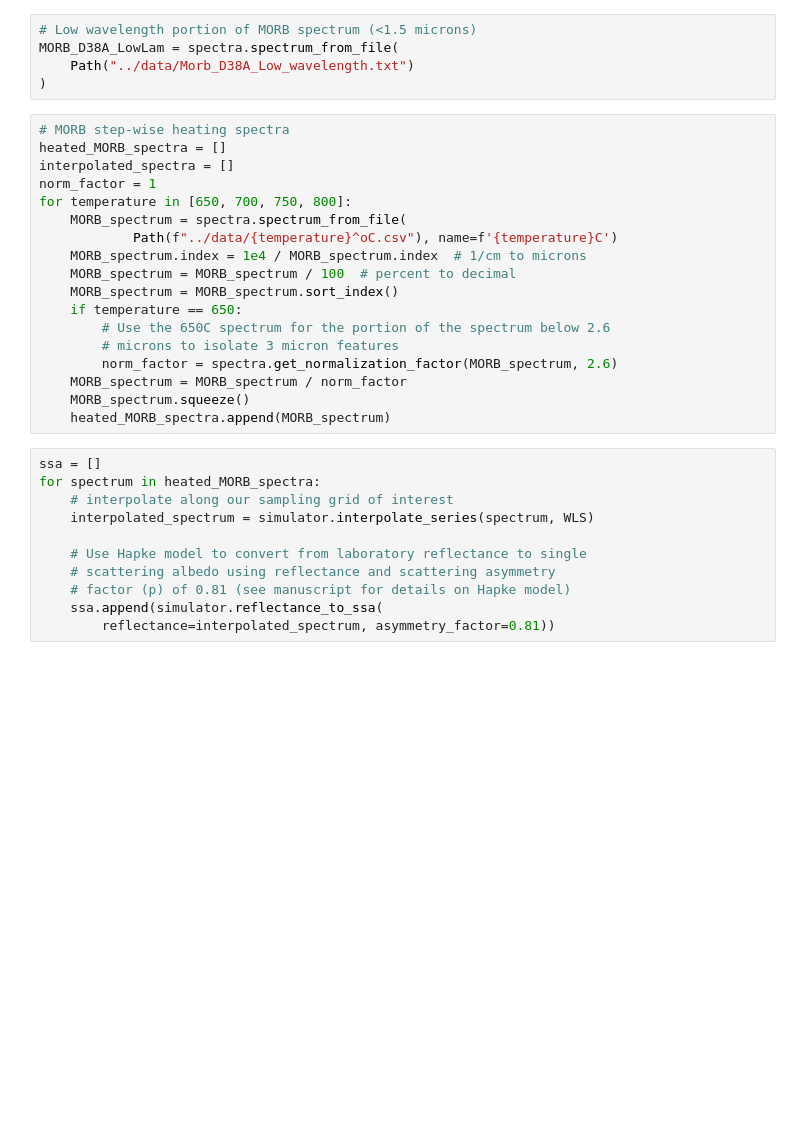
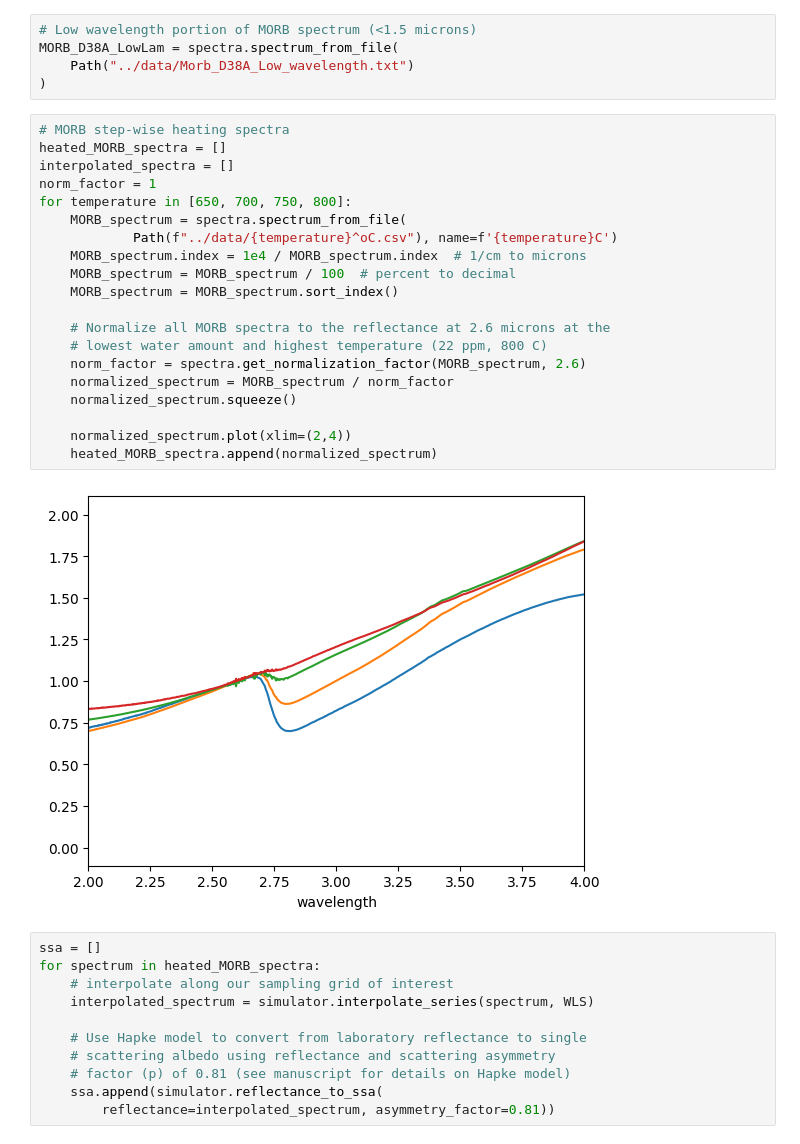
Before and after one commit to philiplinden/cremons-et-al-2022, a Jupyter notebook: repro/results.ipynb, the cells around one changed output. Drawn from its saved outputs; the diff is of its cells as text; blank space fills up the shorter version.

```diff
--- a/repro/results.ipynb
+++ b/repro/results.ipynb
@@ -27,21 +27,25 @@ MORB_D38A_LowLam = spectra.spectrum_from_file(
 # %%
 # MORB step-wise heating spectra
 heated_MORB_spectra = []
 interpolated_spectra = []
 norm_factor = 1
 for temperature in [650, 700, 750, 800]:
     MORB_spectrum = spectra.spectrum_from_file(
             Path(f"../data/{temperature}^oC.csv"), name=f'{temperature}C')
     MORB_spectrum.index = 1e4 / MORB_spectrum.index  # 1/cm to microns
     MORB_spectrum = MORB_spectrum / 100  # percent to decimal
     MORB_spectrum = MORB_spectrum.sort_index()
-    if temperature == 650:
-        # Use the 650C spectrum for the portion of the spectrum below 2.6
-        # microns to isolate 3 micron features
-        norm_factor = spectra.get_normalization_factor(MORB_spectrum, 2.6)
-    MORB_spectrum = MORB_spectrum / norm_factor
-    MORB_spectrum.squeeze()
-    heated_MORB_spectra.append(MORB_spectrum)
+
+    # Normalize all MORB spectra to the reflectance at 2.6 microns at the
+    # lowest water amount and highest temperature (22 ppm, 800 C)
+    norm_factor = spectra.get_normalization_factor(MORB_spectrum, 2.6)
+    normalized_spectrum = MORB_spectrum / norm_factor
+    normalized_spectrum.squeeze()
+
+    normalized_spectrum.plot(xlim=(2,4))
+    heated_MORB_spectra.append(normalized_spectrum)
+# %% [output]
+[figure, added]
 # %%
 ssa = []
 for spectrum in heated_MORB_spectra:
```
